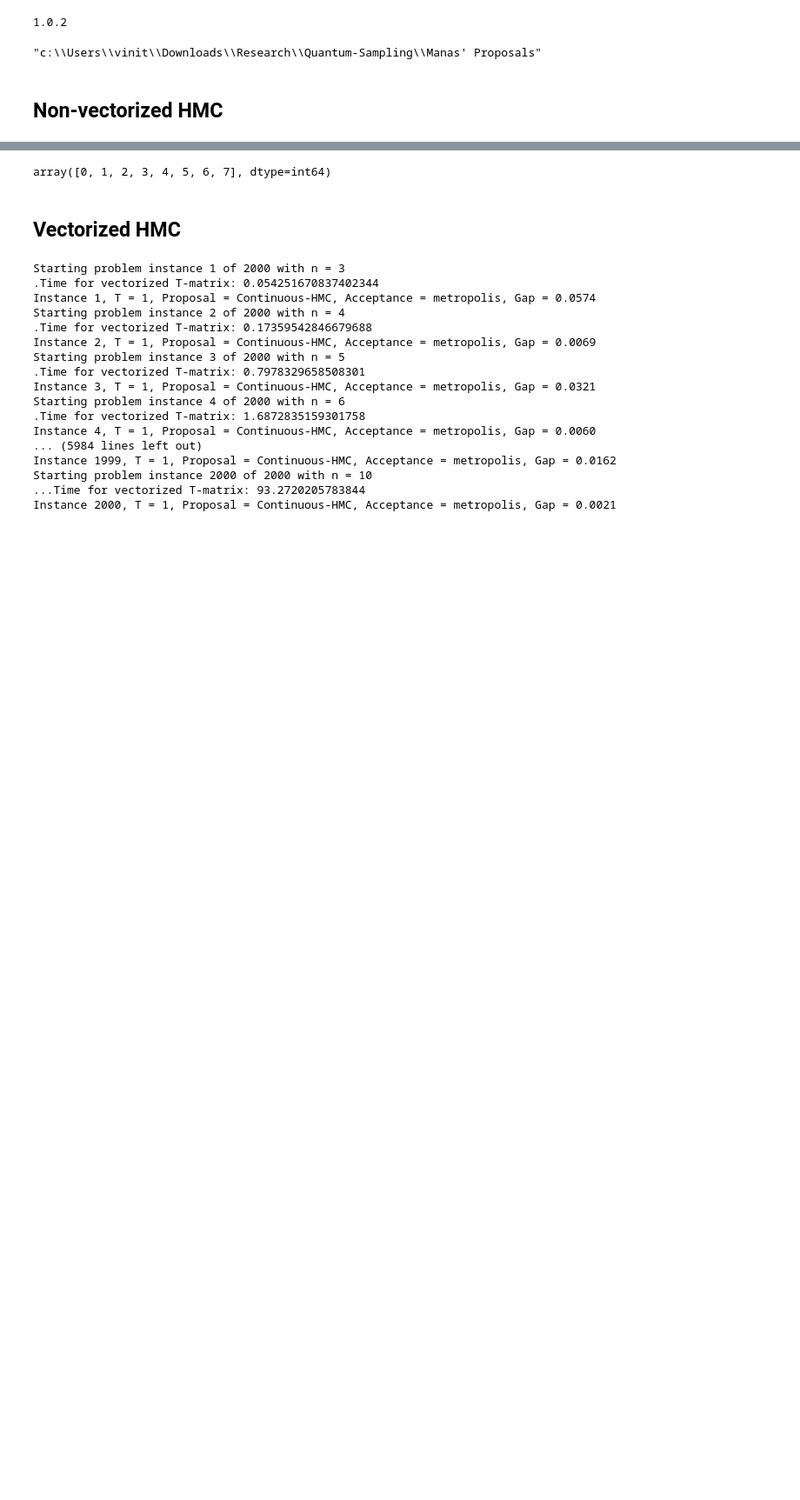
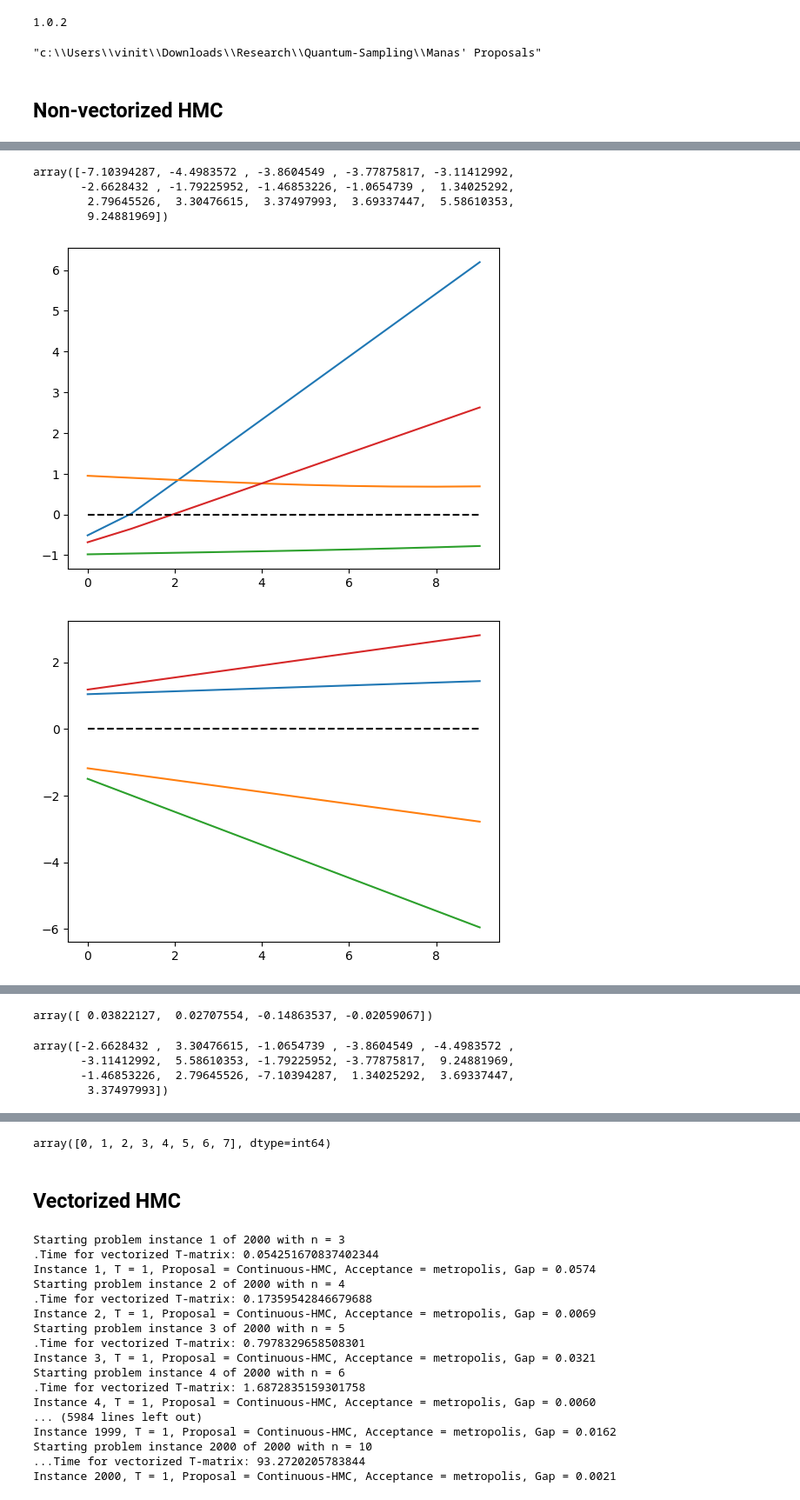
Before and after one commit to vinitX/Quantum-Sampling, a Jupyter notebook: Manas' Proposals/HMC_vectorized.ipynb, the cells around one changed output, grey strips where cells are left out. Shown at 87% size. Cells and saved outputs as stored; diff of their text form; code cells hidden in the pictures; blank space fills up the shorter version.

```diff
--- a/Manas' Proposals/HMC_vectorized.ipynb
+++ b/Manas' Proposals/HMC_vectorized.ipynb
@@ -201,0 +277,23 @@ def HMC_T_matrix(problem_inst, epsilon=0.1, L=10, alpha=3.0, num_samples=100, nu
+# %%
+np.sort(problem_inst.E_arr)
+# %% [output]
+array([-7.10394287, -4.4983572 , -3.8604549 , -3.77875817, -3.11412992,
+       -2.6628432 , -1.79225952, -1.46853226, -1.0654739 ,  1.34025292,
+        2.79645526,  3.30476615,  3.37497993,  3.69337447,  5.58610353,
+        9.24881969])
+# %%
+for seed in range(5, 10):
+    np.random.seed(seed)
+    x = np.random.choice([1.0,-1.0],size=n)
+    p = np.random.randn(n)
+
+    x_list = []
+
+    x_new, p_new = leapfrog_integrator(x, p, grad_U, epsilon, L, J, h, alpha)
+
+    plt.plot(np.array(x_list))
+    plt.hlines(0,0,len(x_list)-1, colors='k', ls='--')
+    plt.show()
+# %% [output]
+[figure, added]
+[figure, added]
@@ -201,0 +303,11 @@ def HMC_T_matrix(problem_inst, epsilon=0.1, L=10, alpha=3.0, num_samples=100, nu
+# %%
+grad_U(x, J, h, alpha)
+# %% [output]
+array([ 0.03822127,  0.02707554, -0.14863537, -0.02059067])
+# %%
+problem_inst.E_arr
+# %% [output]
+array([-2.6628432 ,  3.30476615, -1.0654739 , -3.8604549 , -4.4983572 ,
+       -3.11412992,  5.58610353, -1.79225952, -3.77875817,  9.24881969,
+       -1.46853226,  2.79645526, -7.10394287,  1.34025292,  3.69337447,
+        3.37497993])
```
Also changed, not shown: parts of 6 cells of this notebook.
